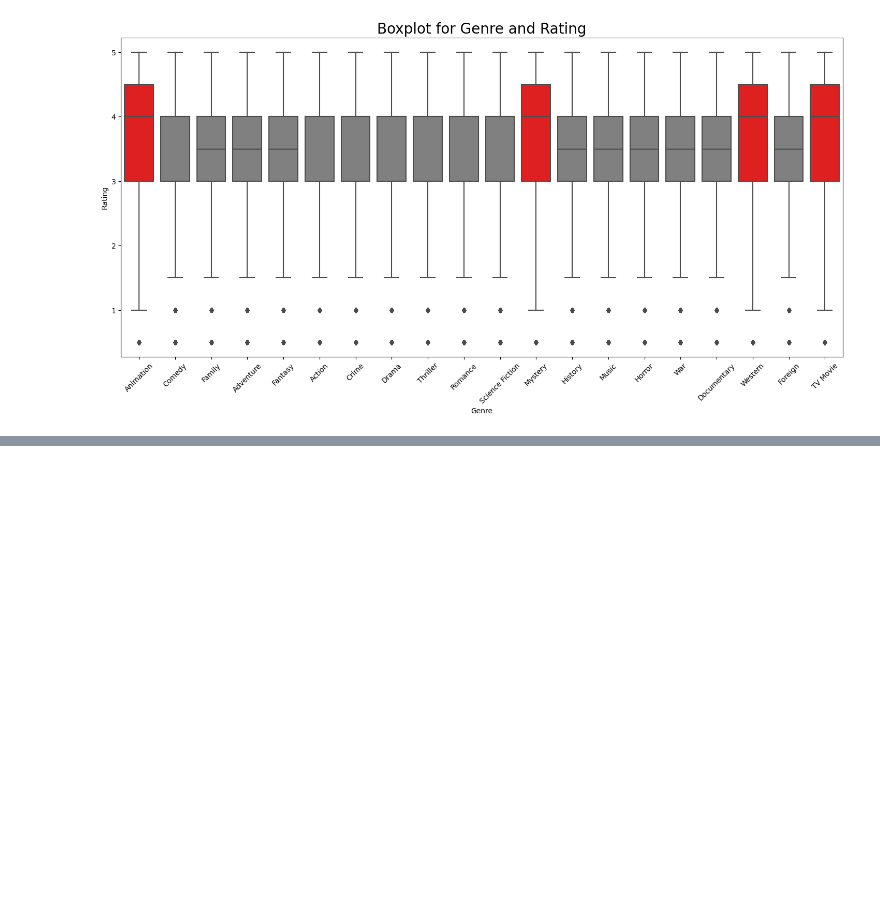
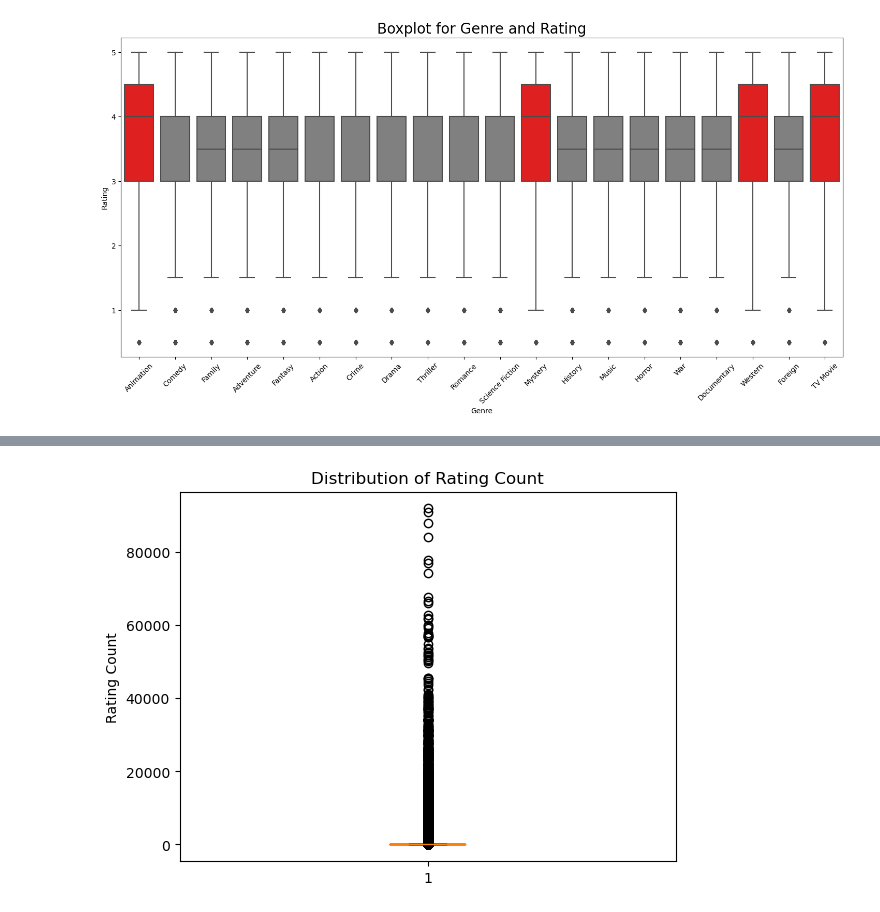
Before and after one commit to momofxg/ESE527-MidtermReport-CodingMonkey, a Jupyter notebook: Data Preprocessing and Visualization of the new dataset.ipynb, the cells around one changed output, grey strips where cells are left out. Drawn from its saved outputs; the diff is of its cells as text; code cells hidden in the pictures; blank space fills up the shorter version.

```diff
--- a/Data Preprocessing and Visualization of the new dataset.ipynb
+++ b/Data Preprocessing and Visualization of the new dataset.ipynb
@@ -724,0 +727,7 @@ plt.show()
+# %%
+plt.boxplot(movie_ratings['rating_count'])
+plt.title('Distribution of Rating Count')
+plt.ylabel('Rating Count')
+plt.show()
+# %% [output]
+[figure, added]
```
Also changed, not shown: parts of 15 cells of this notebook.
